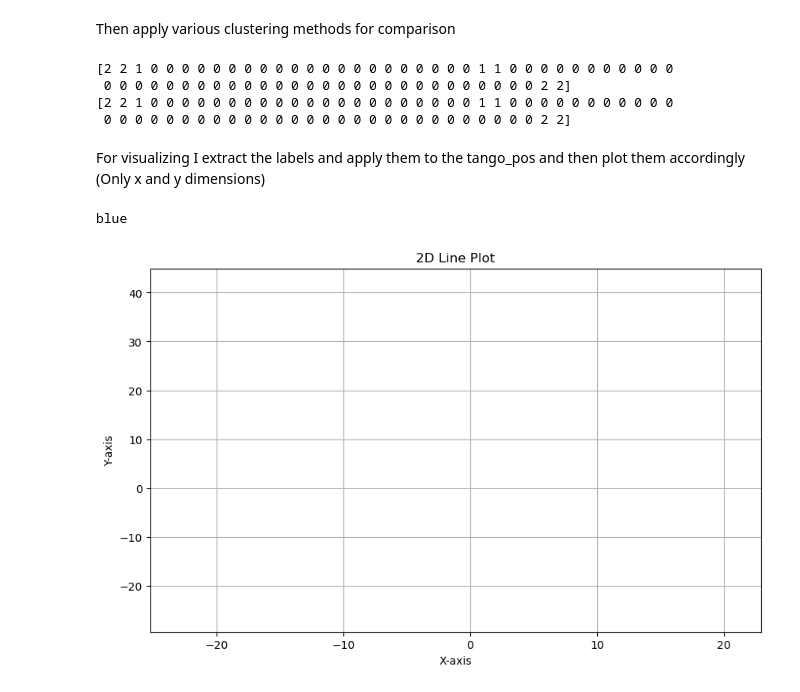
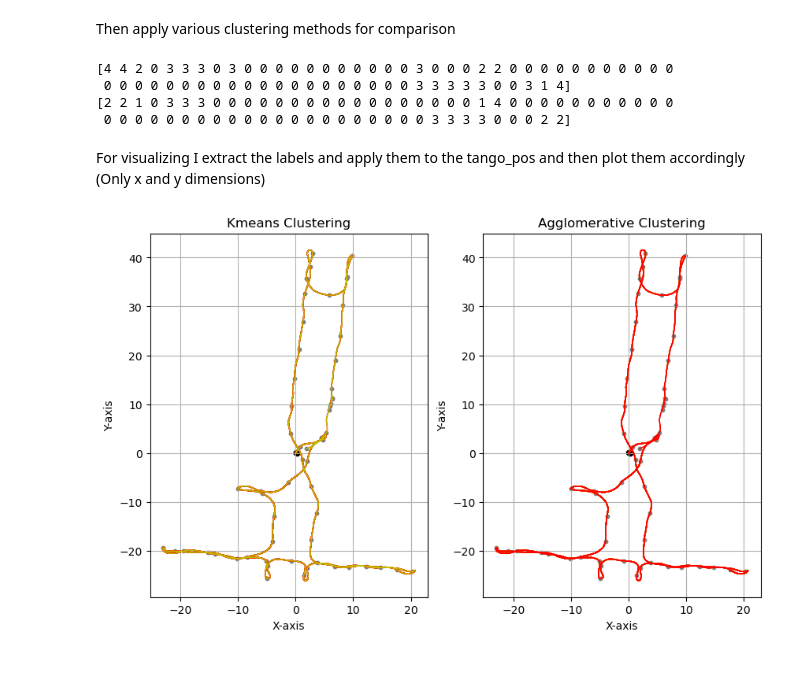
Before and after one commit to tonton-golio/inertial_navigation_transformer, a Jupyter notebook: playground_notebooks/clustering_unsupervised.ipynb, the cells around one changed output. Drawn from its saved outputs; the diff is of its cells as text; code cells hidden in the pictures.

```diff
--- a/playground_notebooks/clustering_unsupervised.ipynb
+++ b/playground_notebooks/clustering_unsupervised.ipynb
@@ -113,7 +108,7 @@ plt.show()
 Then apply various clustering methods for comparison
 # %%
 # Apply K-means clustering
-num_cluster = 3
+num_cluster = 5
 
 kmeans = KMeans(n_clusters=num_cluster)
 kmeans_labels = kmeans.fit_predict(data_processed)
@@ -123,35 +118,48 @@ agglomerative = AgglomerativeClustering(n_clusters=num_cluster)
 agglomerative_labels = agglomerative.fit_predict(data_processed)
 print(agglomerative_labels)
 # %% [output]
-[2 2 1 0 0 0 0 0 0 0 0 0 0 0 0 0 0 0 0 0 0 0 0 0 1 1 0 0 0 0 0 0 0 0 0 0 0
- 0 0 0 0 0 0 0 0 0 0 0 0 0 0 0 0 0 0 0 0 0 0 0 0 0 0 0 0 2 2]
-[2 2 1 0 0 0 0 0 0 0 0 0 0 0 0 0 0 0 0 0 0 0 0 0 1 1 0 0 0 0 0 0 0 0 0 0 0
- 0 0 0 0 0 0 0 0 0 0 0 0 0 0 0 0 0 0 0 0 0 0 0 0 0 0 0 0 2 2]
+[4 4 2 0 3 3 3 0 3 0 0 0 0 0 0 0 0 0 0 0 3 0 0 0 2 2 0 0 0 0 0 0 0 0 0 0 0
+ 0 0 0 0 0 0 0 0 0 0 0 0 0 0 0 0 0 0 0 0 3 3 3 3 3 0 0 3 1 4]
+[2 2 1 0 3 3 3 0 0 0 0 0 0 0 0 0 0 0 0 0 0 0 0 0 1 4 0 0 0 0 0 0 0 0 0 0 0
+ 0 0 0 0 0 0 0 0 0 0 0 0 0 0 0 0 0 0 0 0 0 3 3 3 3 0 0 0 2 2]
 # %% [markdown]
 For visualizing I extract the labels and apply them to the tango_pos and then plot them accordingly (Only x and y dimensions)
-# %%
-# Create a 2D line plot
-
-label_agglo = np.repeat(agglomerative_labels, time_bin_size)
-label_kmeans = np.repeat(kmeans_labels, time_bin_size)
-color_map = {0: 'red', 1: 'green', 2: 'blue', 3: 'yellow', 4: 'orange', 5: 'purple', 6: 'pink', 7: 'brown', 8: 'gray', 9: 'cyan'}
-colors_agglo = [color_map[label] for label in label_agglo]
-colors_kmeans = [color_map[label] for label in label_kmeans]
-
-plt.figure(figsize=(10, 6))
-
-print(colors_agglo[1231])
-
-
-
-# Set labels and title
-plt.xlabel('X-axis')
-plt.ylabel('Y-axis')
-plt.title('2D Line Plot')
-plt.grid(True)  # Add gridlines
-
-# Show the plot
-plt.show()
-# %% [output]
-blue
-[figure, removed]
+# %%
+# Create a 2D line plot
+color_map = {0: 'r', 1: 'g', 2: 'b', 3: 'y', 4: 'magenta'}
+
+fig3, axs = plt.subplots(1,2, figsize=(10, 6))
+
+axs[0].plot(tango_pos[:time_bin_size,0], tango_pos[:time_bin_size,1], color=color_map[kmeans_labels[0]], linewidth=1, linestyle='-')
+
+for i in range(1, num_bins-1):
+    axs[0].plot(tango_pos[i:(i+1)*time_bin_size,0], tango_pos[i:(i+1)*time_bin_size,1], color=color_map[kmeans_labels[i]], linewidth=1, linestyle='-')
+
+
+    axs[0].scatter(tango_pos[(i+1)*time_bin_size,0], tango_pos[(i+1)*time_bin_size,1], color='grey', s=10)
+
+axs[0].scatter(tango_pos[0,0],tango_pos[0,1],color='black', s=20)
+axs[0].scatter(tango_pos[-1,0],tango_pos[-1,1],color='black', s=20)
+
+# Set labels and title
+axs[0].set_xlabel('X-axis')
+axs[0].set_ylabel('Y-axis')
+axs[0].set_title('Kmeans Clustering')
+axs[0].grid(True)  # Add gridlines
+
+for i in range(1, num_bins):
+    axs[1].plot(tango_pos[i:i*time_bin_size,0], tango_pos[i:i*time_bin_size,1], color=color_map[agglomerative_labels[i]], linewidth=1, linestyle='-')
+    axs[1].scatter(tango_pos[i*time_bin_size,0], tango_pos[i*time_bin_size,1], color='grey', s=10)
+axs[1].scatter(tango_pos[0,0],tango_pos[0,1],color='black', s=20)
+axs[1].scatter(tango_pos[-1,0],tango_pos[-1,1],color='black', s=20)
+
+# Set labels and title
+axs[1].set_xlabel('X-axis')
+axs[1].set_ylabel('Y-axis')
+axs[1].set_title('Agglomerative Clustering')
+axs[1].grid(True)  # Add gridlines
+
+# Show the plot
+plt.show()
+# %% [output]
+[figure, added]
```
Also changed, not shown: parts of 3 cells of this notebook.
